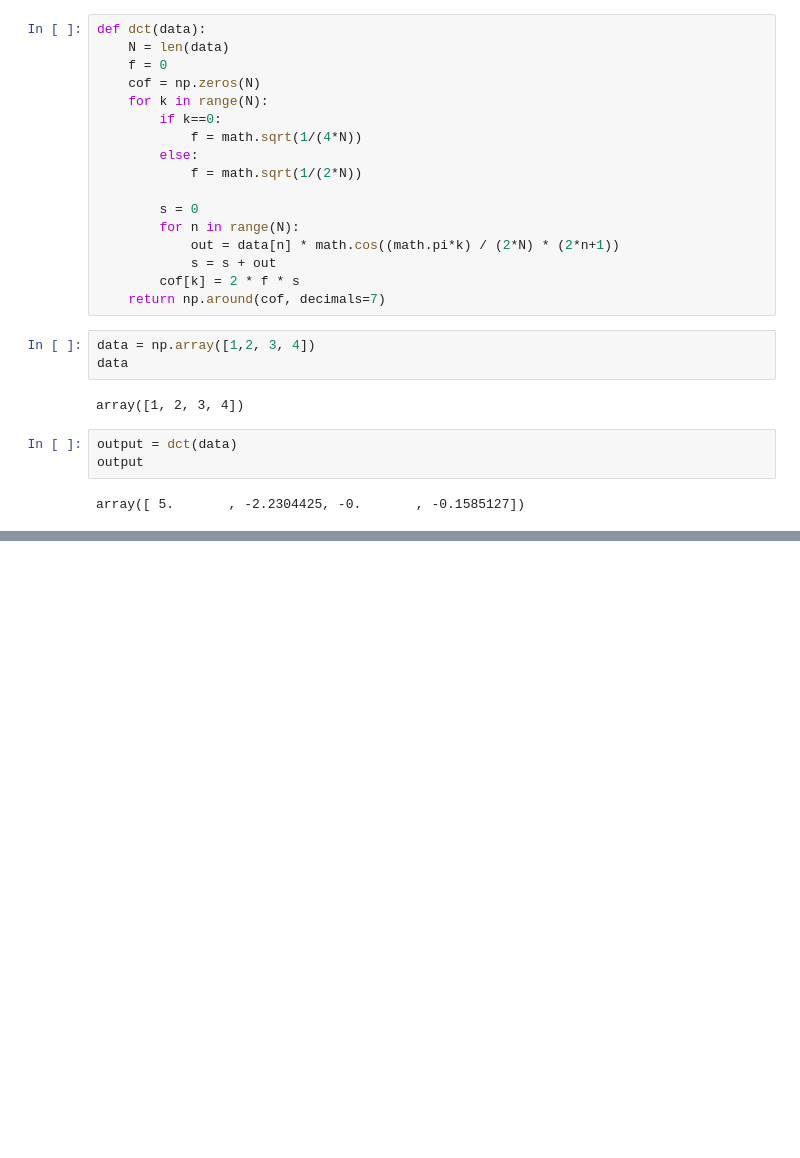
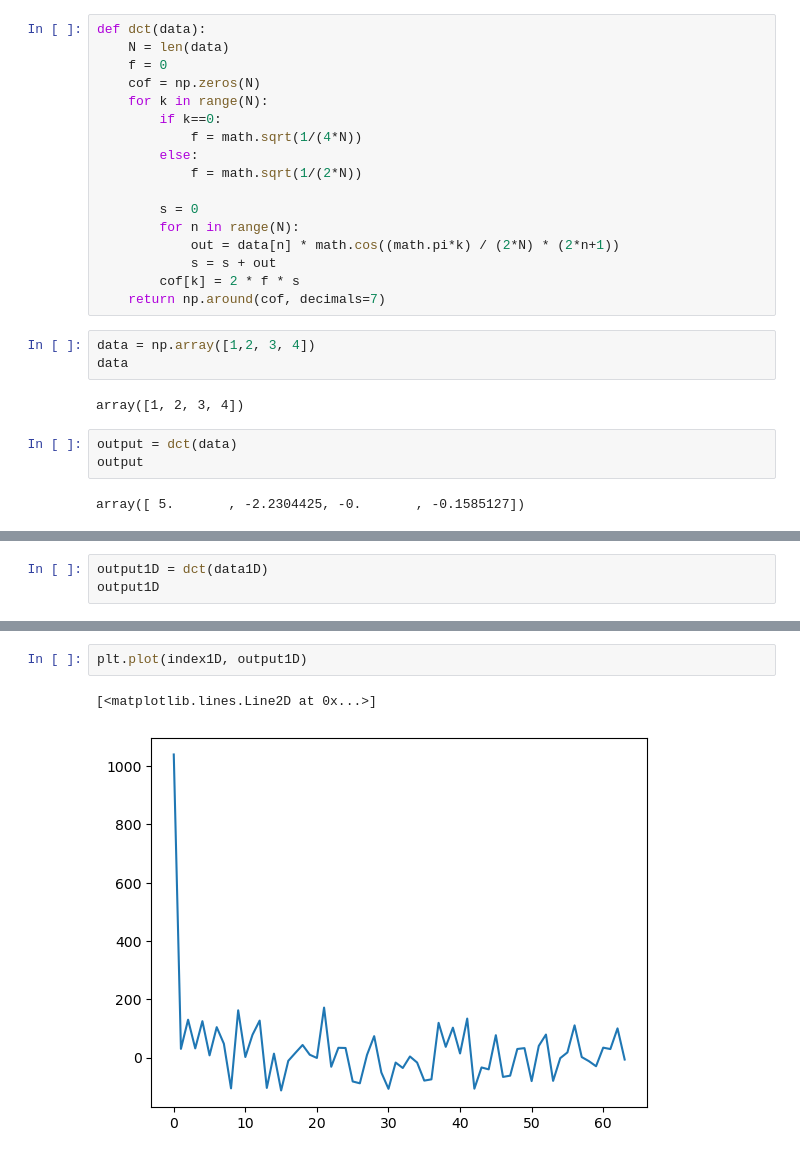
Before and after one commit to ratikaewkam/DCT, a Jupyter notebook: Lab/DCTlab.ipynb, the cells around one changed output, grey strips where cells are left out. Saved outputs shown, nothing was run; the diff lists cells and outputs as text; blank space fills up the shorter version.

```diff
--- a/Lab/DCTlab.ipynb
+++ b/Lab/DCTlab.ipynb
@@ -42,0 +68,3 @@ array([ 5.       , -2.2304425, -0.       , -0.1585127])
+# %%
+output1D = dct(data1D)
+output1D
@@ -42,0 +88,5 @@ array([ 5.       , -2.2304425, -0.       , -0.1585127])
+# %%
+plt.plot(index1D, output1D)
+# %% [output]
+[<matplotlib.lines.Line2D at 0x...>]
+[figure, added]
```
Also changed, not shown: parts of 5 cells of this notebook.
